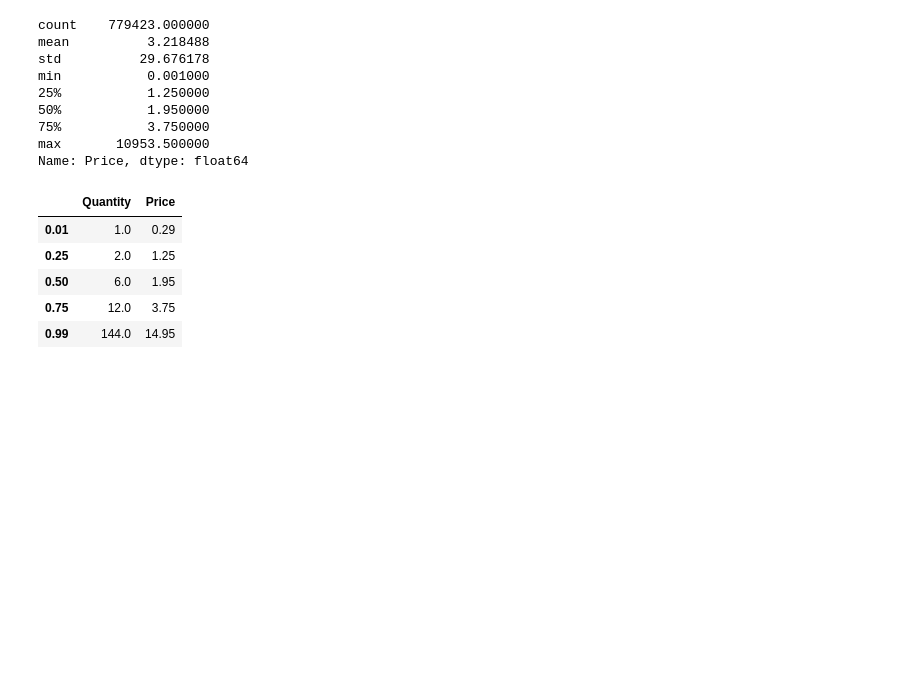
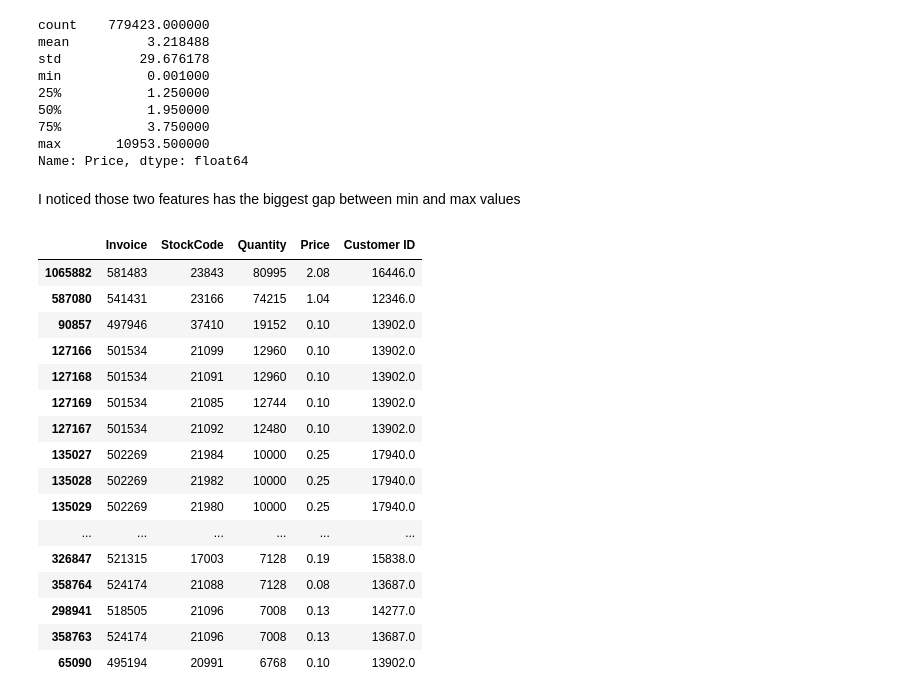
Before and after one commit to nick-st-coder/online-resail, a Jupyter notebook: notebooks/EDA.ipynb, the cells around one changed output. Drawn from its saved outputs; the diff is of its cells as text; code cells hidden in the pictures; blank space fills up the shorter version.

```diff
--- a/notebooks/EDA.ipynb
+++ b/notebooks/EDA.ipynb
@@ -193,14 +197,27 @@ min           0.001000
 75%           3.750000
 max       10953.500000
 Name: Price, dtype: float64
-# %%
-df[["Quantity", "Price"]].quantile(
-    [0.01, 0.25, 0.5, 0.75, 0.99]
-)
-# %% [output]
-|  | Quantity | Price |
-| 0.01 | 1.0 | 0.29 |
-| 0.25 | 2.0 | 1.25 |
-| 0.50 | 6.0 | 1.95 |
-| 0.75 | 12.0 | 3.75 |
-| 0.99 | 144.0 | 14.95 |
+# %% [markdown]
+I noticed those two features has the biggest gap between min and max values
+# %%
+df.nlargest(20, "Quantity")[
+    ["Invoice", "StockCode", "Quantity", "Price", "Customer ID"]
+]
+# %% [output]
+|  | Invoice | StockCode | Quantity | Price | Customer ID |
+| 1065882 | 581483 | 23843 | 80995 | 2.08 | 16446.0 |
+| 587080 | 541431 | 23166 | 74215 | 1.04 | 12346.0 |
+| 90857 | 497946 | 37410 | 19152 | 0.10 | 13902.0 |
+| 127166 | 501534 | 21099 | 12960 | 0.10 | 13902.0 |
+| 127168 | 501534 | 21091 | 12960 | 0.10 | 13902.0 |
+| 127169 | 501534 | 21085 | 12744 | 0.10 | 13902.0 |
+| 127167 | 501534 | 21092 | 12480 | 0.10 | 13902.0 |
+| 135027 | 502269 | 21984 | 10000 | 0.25 | 17940.0 |
+| 135028 | 502269 | 21982 | 10000 | 0.25 | 17940.0 |
+| 135029 | 502269 | 21980 | 10000 | 0.25 | 17940.0 |
+| ... | ... | ... | ... | ... | ... |
+| 326847 | 521315 | 17003 | 7128 | 0.19 | 15838.0 |
+| 358764 | 524174 | 21088 | 7128 | 0.08 | 13687.0 |
+| 298941 | 518505 | 21096 | 7008 | 0.13 | 14277.0 |
+| 358763 | 524174 | 21096 | 7008 | 0.13 | 13687.0 |
+| 65090 | 495194 | 20991 | 6768 | 0.10 | 13902.0 |
```
Also changed, not shown: parts of 17 cells of this notebook.
